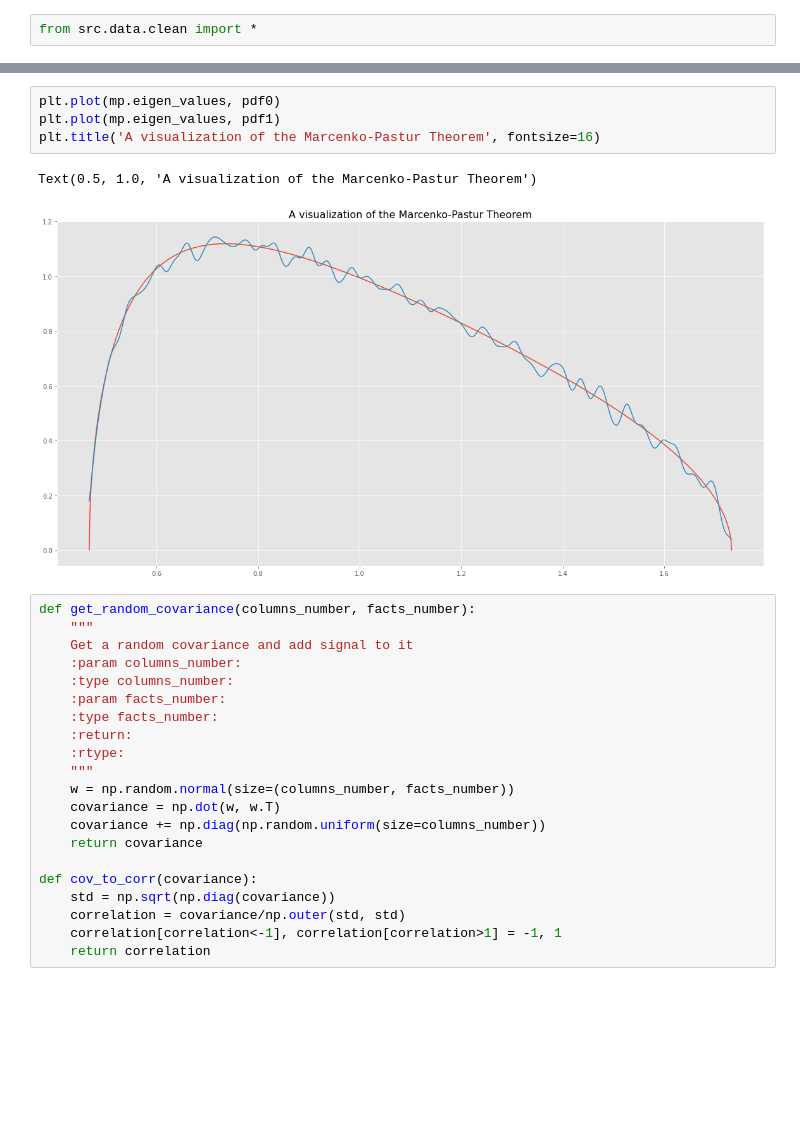
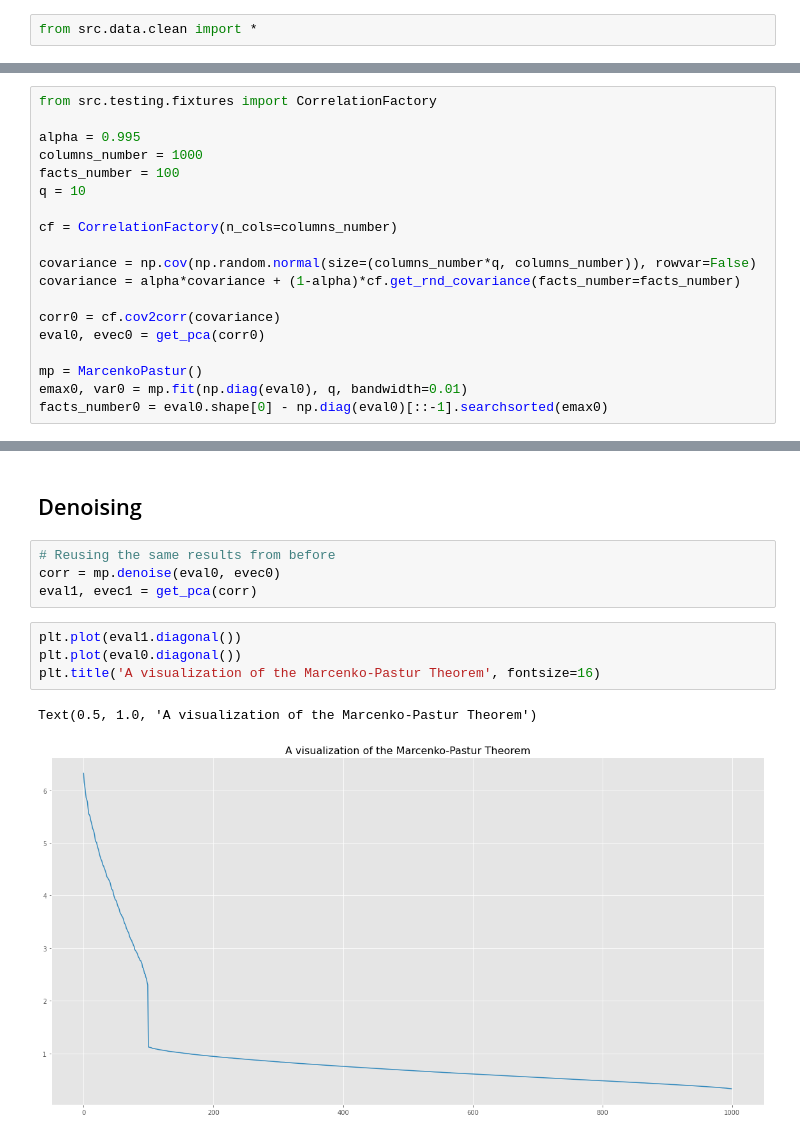
Before and after one commit to samatix/ml-asset-managers, a Jupyter notebook: notebooks/denoising_detoining.ipynb, the cells around one changed output, grey strips where cells are left out. Cells and saved outputs as stored; diff of their text form; blank space fills up the shorter version.

Commit message:
Adding denoising methods and showcase to the notebook

```diff
--- a/notebooks/denoising_detoining.ipynb
+++ b/notebooks/denoising_detoining.ipynb
@@ -33,0 +40,19 @@ array=[0.46754447 0.46881065 0.47007682 0.471343   0.47260918 0.47387535
+# %%
+from src.testing.fixtures import CorrelationFactory
+
+alpha = 0.995
+columns_number = 1000
+facts_number = 100
+q = 10
+
+cf = CorrelationFactory(n_cols=columns_number)
+
+covariance = np.cov(np.random.normal(size=(columns_number*q, columns_number)), rowvar=False)
+covariance = alpha*covariance + (1-alpha)*cf.get_rnd_covariance(facts_number=facts_number)
+
+corr0 = cf.cov2corr(covariance)
+eval0, evec0 = get_pca(corr0)
+
+mp = MarcenkoPastur()
+emax0, var0 = mp.fit(np.diag(eval0), q, bandwidth=0.01)
+facts_number0 = eval0.shape[0] - np.diag(eval0)[::-1].searchsorted(emax0)
@@ -34,28 +74,13 @@ array=[0.46754447 0.46881065 0.47007682 0.471343   0.47260918 0.47387535
+# %% [markdown]
+## Denoising
+# %%
+# Reusing the same results from before
+corr = mp.denoise(eval0, evec0)
+eval1, evec1 = get_pca(corr)
 # %%
-plt.plot(mp.eigen_values, pdf0)
-plt.plot(mp.eigen_values, pdf1)
+plt.plot(eval1.diagonal())
+plt.plot(eval0.diagonal())
 plt.title('A visualization of the Marcenko-Pastur Theorem', fontsize=16)
 # %% [output]
 Text(0.5, 1.0, 'A visualization of the Marcenko-Pastur Theorem')
-[figure, old version]
+[figure, new version]
-# %%
-def get_random_covariance(columns_number, facts_number):
-    """
-    Get a random covariance and add signal to it
-    :param columns_number:
-    :type columns_number:
-    :param facts_number:
-    :type facts_number:
-    :return:
-    :rtype:
-    """
-    w = np.random.normal(size=(columns_number, facts_number))
-    covariance = np.dot(w, w.T)
-    covariance += np.diag(np.random.uniform(size=columns_number))
-    return covariance
-
-def cov_to_corr(covariance):
-    std = np.sqrt(np.diag(covariance))
-    correlation = covariance/np.outer(std, std)
-    correlation[correlation<-1], correlation[correlation>1] = -1, 1
-    return correlation
```
Also changed, not shown: parts of 10 cells of this notebook, 1 other file.
